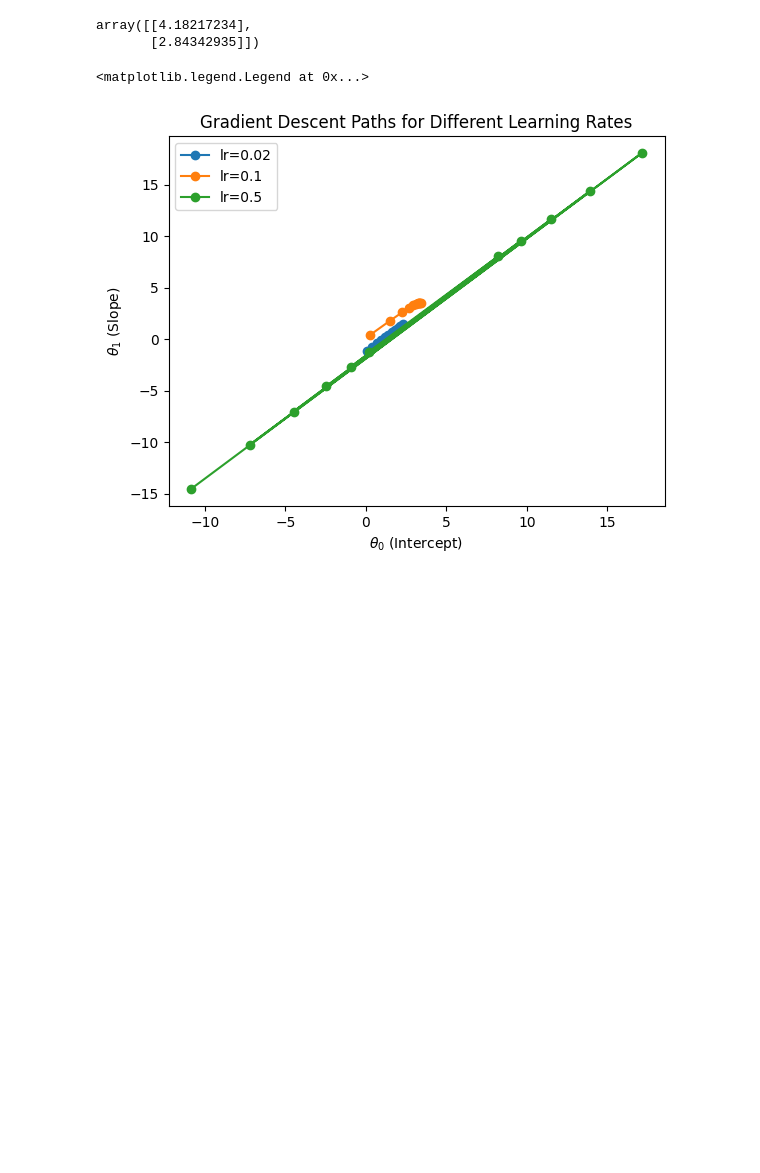
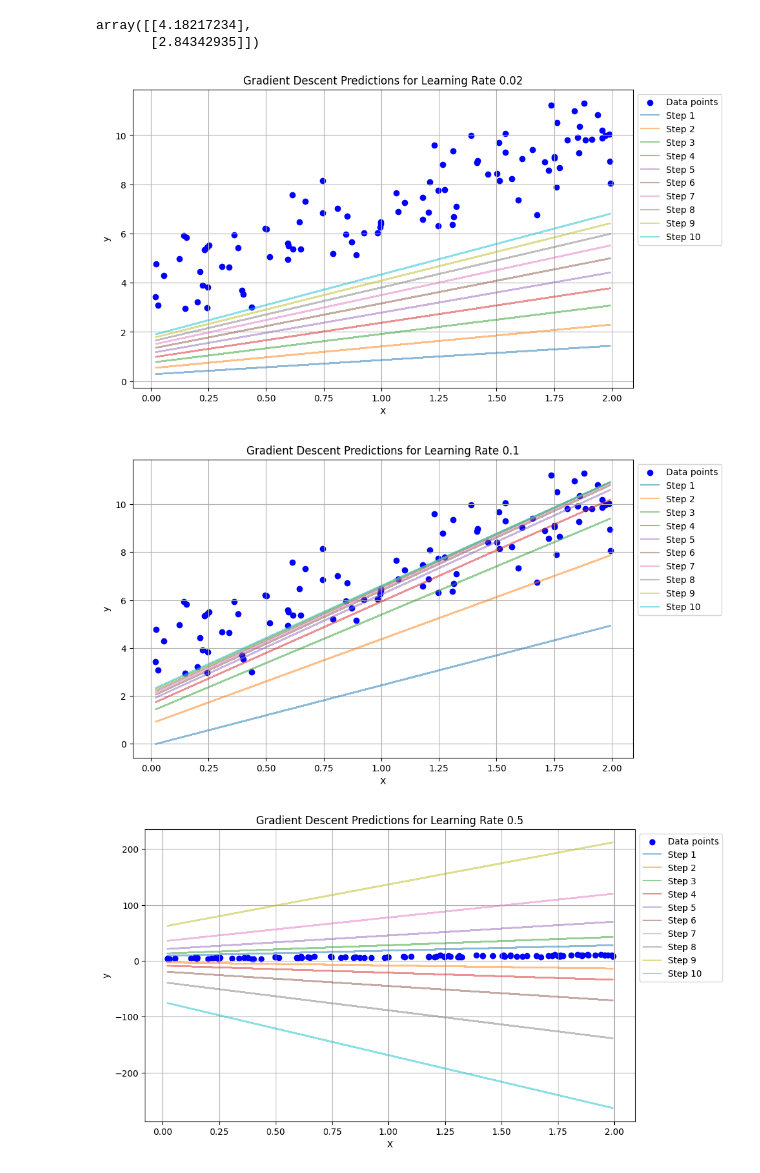
Before and after one commit to naimataki/Hands_On_Machine_Learning, a Jupyter notebook: LinearRegression.ipynb, the cells around one changed output. Drawn from its saved outputs; the diff is of its cells as text; code cells hidden in the pictures; blank space fills up the shorter version.

Commit message:
Batch Gradient Descent of MSE

```diff
--- a/LinearRegression.ipynb
+++ b/LinearRegression.ipynb
@@ -99,30 +99,34 @@ theta
 array([[4.18217234],
        [2.84342935]])
 # %%
-# Learning rates
 learning_rates = [0.02, 0.1, 0.5]
-n_iterations = 10  # Only the first 10 steps
+n_iterations = 10  # First 10 steps
+m = 100  # Number of examples
 
 for learning_rate in learning_rates:
     theta = np.random.randn(2, 1)  # Random initialization
-    theta_path = [theta]  # To store theta values for plotting
+
+    # Initialize the plot for the current learning rate
+    plt.figure(figsize=(10, 6))
+    plt.scatter(X, y, color="blue", label="Data points")  # Original data points
 
     for iteration in range(n_iterations):
-            gradients = (2 / m) * X_b.T.dot(X_b.dot(theta) - y)
-            theta = theta - learning_rate * gradients
-            theta_path.append(theta)
+        # Compute gradients and update theta
+        gradients = (2 / m) * X_b.T.dot(X_b.dot(theta) - y)
+        theta = theta - learning_rate * gradients
 
-    # Convert theta_path to a numpy array for plotting
-    theta_path = np.array(theta_path)
+        # Plot the predictions at each step
+        y_predict = X_b.dot(theta)  # Predictions
+        plt.plot(X, y_predict, label=f"Step {iteration + 1}", alpha=0.5)
 
-    # Plot the path of theta[0] (intercept) vs theta[1] (slope)
-    plt.plot(theta_path[:, 0], theta_path[:, 1], "o-", label=f"lr={learning_rate}")
-
-# Add labels and legend
-plt.xlabel(r"$\theta_0$ (Intercept)")
-plt.ylabel(r"$\theta_1$ (Slope)")
-plt.title("Gradient Descent Paths for Different Learning Rates")
-plt.legend()
+    # Add labels, title, and legend
+    plt.xlabel("X")
+    plt.ylabel("y")
+    plt.title(f"Gradient Descent Predictions for Learning Rate {learning_rate}")
+    plt.legend(loc="upper left", bbox_to_anchor=(1, 1))
+    plt.grid()
+    plt.show()
 # %% [output]
-<matplotlib.legend.Legend at 0x...>
-[figure, old version]
+[figure, new version]
+[figure, added]
+[figure, added]
```
Also changed, not shown: parts of 1 cell of this notebook.
